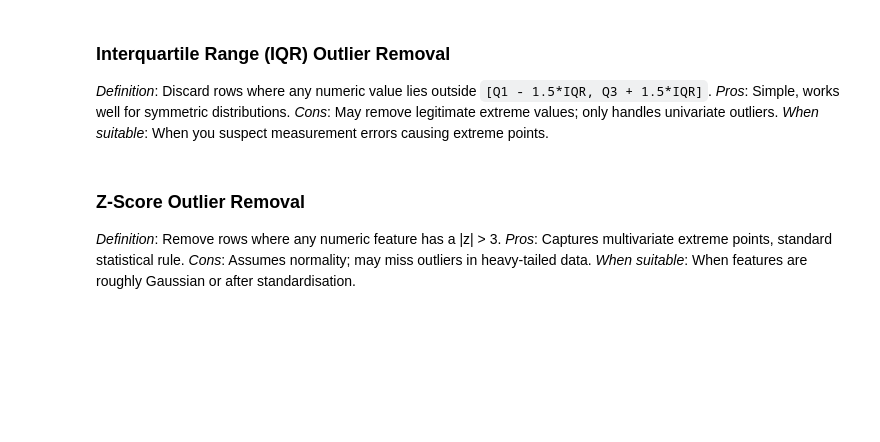
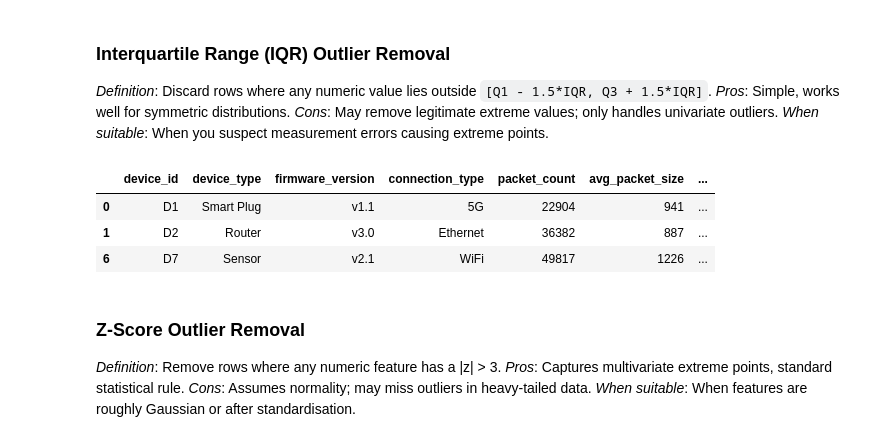
Before and after one commit to razaalirizvi4/dm, a Jupyter notebook: Preprocessing_Evaluation.ipynb, the cells around one changed output. Cells and saved outputs as stored; diff of their text form; code cells hidden in the pictures; blank space fills up the shorter version.

```diff
--- a/Preprocessing_Evaluation.ipynb
+++ b/Preprocessing_Evaluation.ipynb
@@ -108,17 +108,24 @@ results.append(metrics)
 *Cons*: May remove legitimate extreme values; only handles univariate outliers.
 *When suitable*: When you suspect measurement errors causing extreme points.
 # %%
+
 df = original_df.copy()
 num = df.select_dtypes(include='number')
 Q1 = num.quantile(0.25)
 Q3 = num.quantile(0.75)
 IQR = Q3 - Q1
 # Added bridge parenthesis after (Q3 + 1.5 * IQR)
 mask = ~((num < (Q1 - 1.5 * IQR)) | (num > (Q3 + 1.5 * IQR))).any(axis=1)
 df = df[mask]
 metrics = evaluate(df)
 metrics['technique'] = 'IQR Outlier Removal'
 results.append(metrics)
+df.head(3)
+# %% [output]
+|  | device_id | device_type | firmware_version | connection_type | packet_count | avg_packet_size | ... |
+| 0 | D1 | Smart Plug | v1.1 | 5G | 22904 | 941 | ... |
+| 1 | D2 | Router | v3.0 | Ethernet | 36382 | 887 | ... |
+| 6 | D7 | Sensor | v2.1 | WiFi | 49817 | 1226 | ... |
 # %% [markdown]
 ### Z‑Score Outlier Removal
 *Definition*: Remove rows where any numeric feature has a |z| > 3.
```
Also changed, not shown: parts of 2 cells of this notebook, 2 other files.
